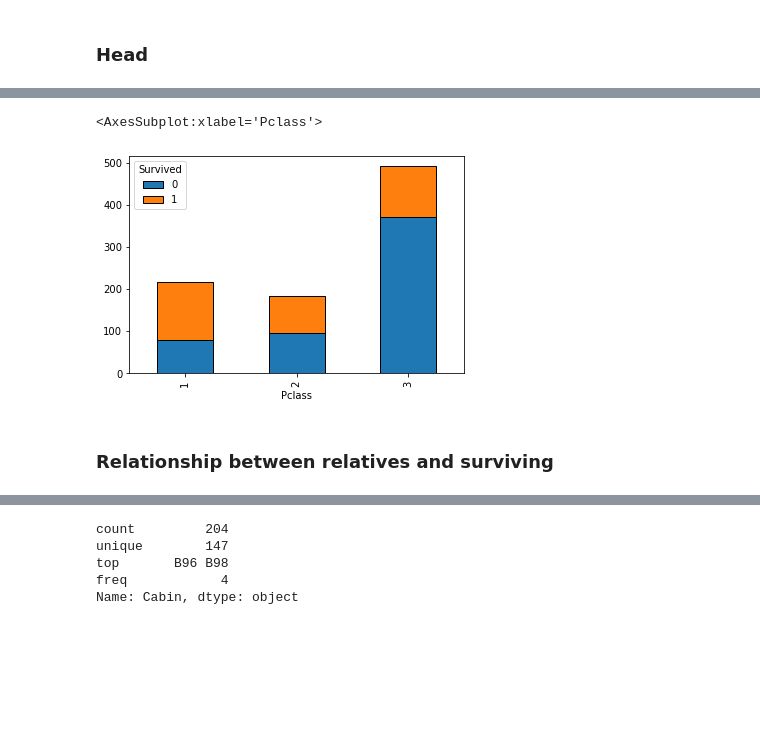
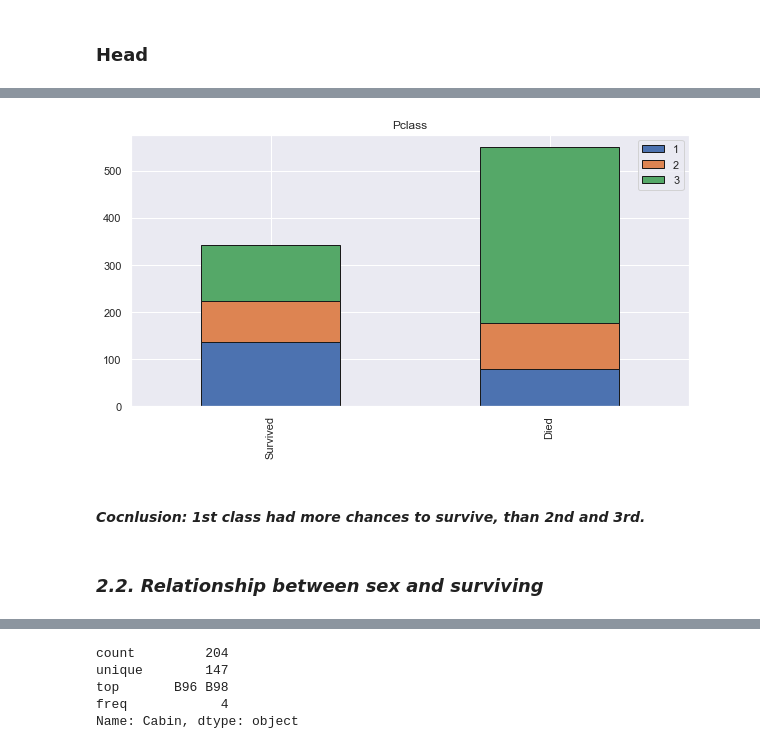
Before and after one commit to SaviDan245/ml-lessons, a Jupyter notebook: kaggle-titanic/main.ipynb, the cells around one changed output, grey strips where cells are left out. Saved outputs shown, nothing was run; the diff lists cells and outputs as text; code cells hidden in the pictures; blank space fills up the shorter version.

```diff
--- a/kaggle-titanic/main.ipynb
+++ b/kaggle-titanic/main.ipynb
@@ -34,0 +66,7 @@ train_data.head()
+# %%
+def bar_chart(feature: str) -> None:
+    survived = train_data[train_data['Survived']==1][feature].value_counts()
+    dead = train_data[train_data['Survived']==0][feature].value_counts()
+    df = pd.DataFrame([survived, dead]).fillna(0)
+    df.index = ['Survived', 'Died']
+    df.plot(kind='bar', stacked=True, figsize=(10, 5), ec='k', title=feature)
@@ -51,7 +91,8 @@ train_data.describe()
-# %%
-train_data.pivot_table('PassengerId', 'Pclass', 'Survived', 'count').plot(kind='bar', stacked=True, ec='k')
-# %% [output]
-<AxesSubplot:xlabel='Pclass'>
-[figure, removed]
+# %%
+bar_chart('Pclass')
+# %% [output]
+[figure, added]
+# %% [markdown]
+#### *Cocnlusion: 1st class had more chances to survive, than 2nd and 3rd.*
 # %% [markdown]
-### Relationship between relatives and surviving
+### ***2.2. Relationship between sex and surviving***
```
Also changed, not shown: parts of 29 cells of this notebook.
